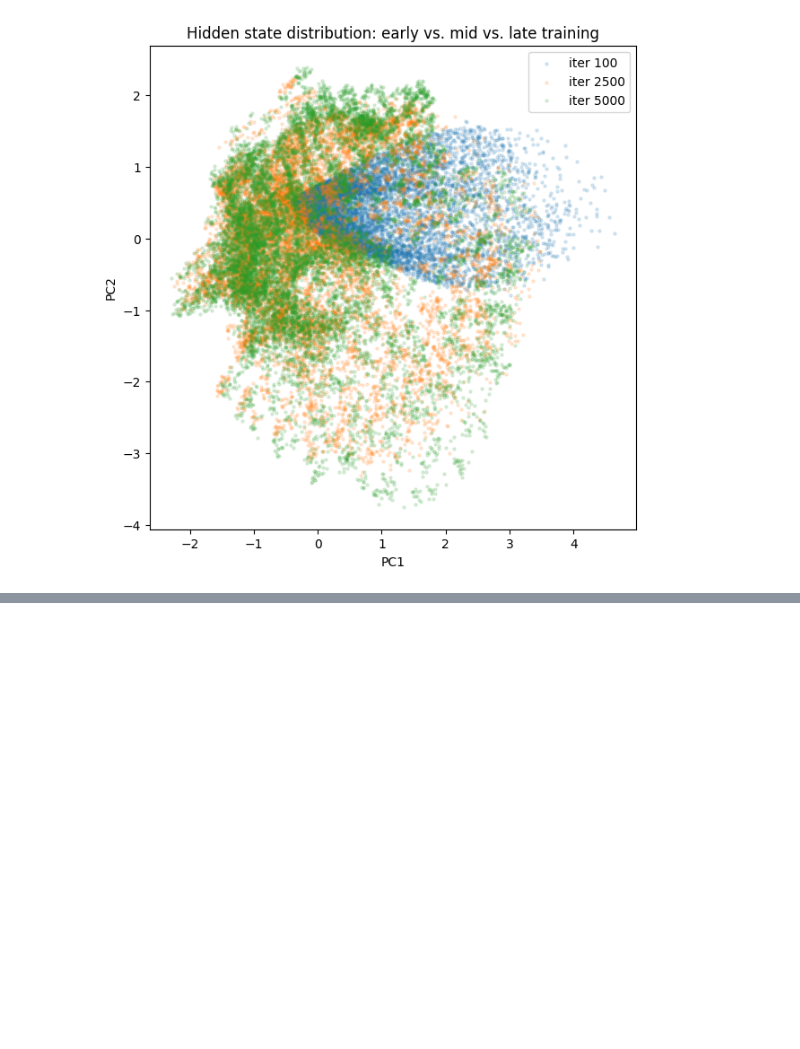
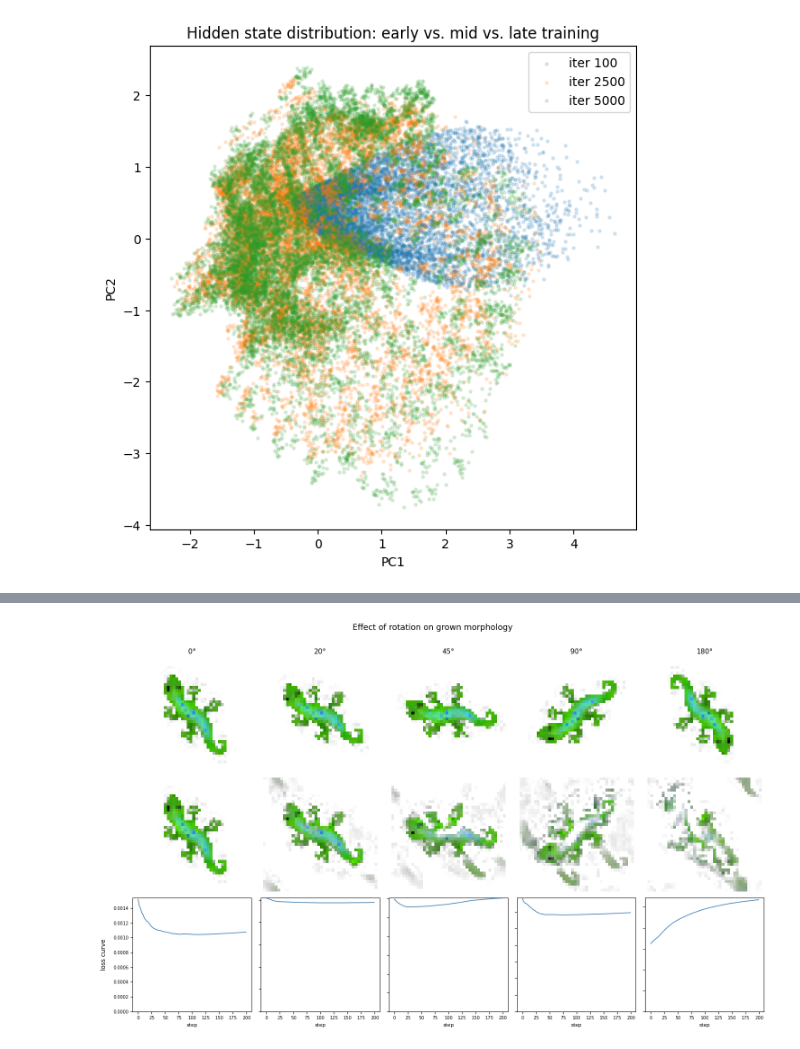
Before and after one commit to lshofsl/Thesis, a Jupyter notebook: NCA_baseline.ipynb, the cells around one changed output, grey strips where cells are left out. Saved outputs shown, nothing was run; the diff lists cells and outputs as text; code cells hidden in the pictures; blank space fills up the shorter version.

```diff
--- a/NCA_baseline.ipynb
+++ b/NCA_baseline.ipynb
@@ -592,3 +601,65 @@ visualize_regeneration(nca, seed, base, "center_circle")
+# %%
+
+import torchvision.transforms.v2.functional as TF
+
+
+def visualize_rotation_effect(nca, x_grown, base, angles=[0, 20, 45, 90, 180],
+                               rollout_steps=200, device='cuda:0'):
+    """
+    For each rotation angle:
+    1. Rotate the fully grown morphology
+    2. Run NCA forward for rollout_steps
+    3. Show: rotated state, state after rollout, reconstruction loss curve
+    """
+    n_angles = len(angles)
+    fig, axes = plt.subplots(3, n_angles, figsize=(3 * n_angles, 9))
+    fig.suptitle("Effect of rotation on grown morphology", fontsize=13, y=1.01)
+
+    row_labels = ['rotated input', f'after {rollout_steps} steps', 'loss curve']
+    for row, label in enumerate(row_labels):
+        axes[row, 0].set_ylabel(label, fontsize=10, rotation=90, labelpad=10)
+
+    for col, angle in enumerate(angles):
+        axes[0, col].set_title(f'{angle}°', fontsize=11)
+
+        # 1. Rotate full state tensor
+        x_rot = TF.rotate(x_grown.clone(), angle=angle)
+
+        # 2. Show rotated RGBA immediately
+        img_rot = x_rot[0, :4].permute(1, 2, 0).cpu().clamp(0, 1).numpy()
+        axes[0, col].imshow(img_rot)
+        axes[0, col].axis('off')
+
+        # 3. Run rollout from rotated state
+        losses = []
+        x_cur = x_rot.clone()
+        with torch.no_grad():
+            for t in range(rollout_steps):
+                # Baseline NCA: only returns x (no phase/amplitude)
+                x_cur = nca(x_cur)
+                loss = (base[0:1] - x_cur[:, :4]).pow(2).mean().item()
+                losses.append(loss)
+
+        # 4. Show final state
+        img_final = x_cur[0, :4].permute(1, 2, 0).cpu().clamp(0, 1).numpy()
+        axes[1, col].imshow(img_final)
+        axes[1, col].axis('off')
+
+        # 5. Loss curve
+        axes[2, col].plot(losses, linewidth=1.2, color='steelblue')
+        axes[2, col].set_xlabel('step', fontsize=8)
+        axes[2, col].tick_params(labelsize=7)
+        axes[2, col].set_ylim(bottom=0)
+        if col > 0:
+            axes[2, col].set_yticklabels([])
+
+    plt.tight_layout()
+    plt.show()
+
+# Usage — x should be your fully grown state (1, CHANNELS, H, W)
+visualize_rotation_effect(nca, x, base, angles=[0, 20, 45, 90, 180])
+# %% [output]
+[figure, added]
 # %%
 del nca
 del optim
```
Also changed, not shown: parts of 6 cells of this notebook.
